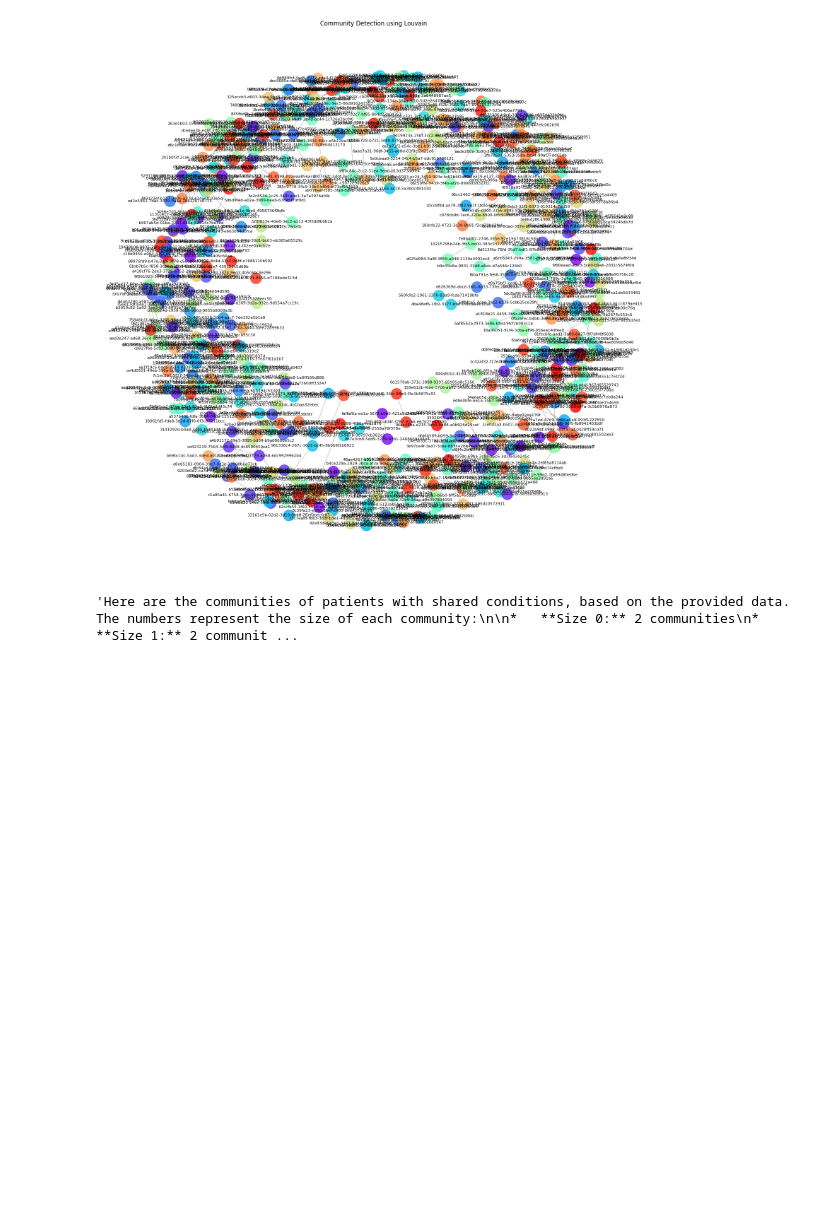
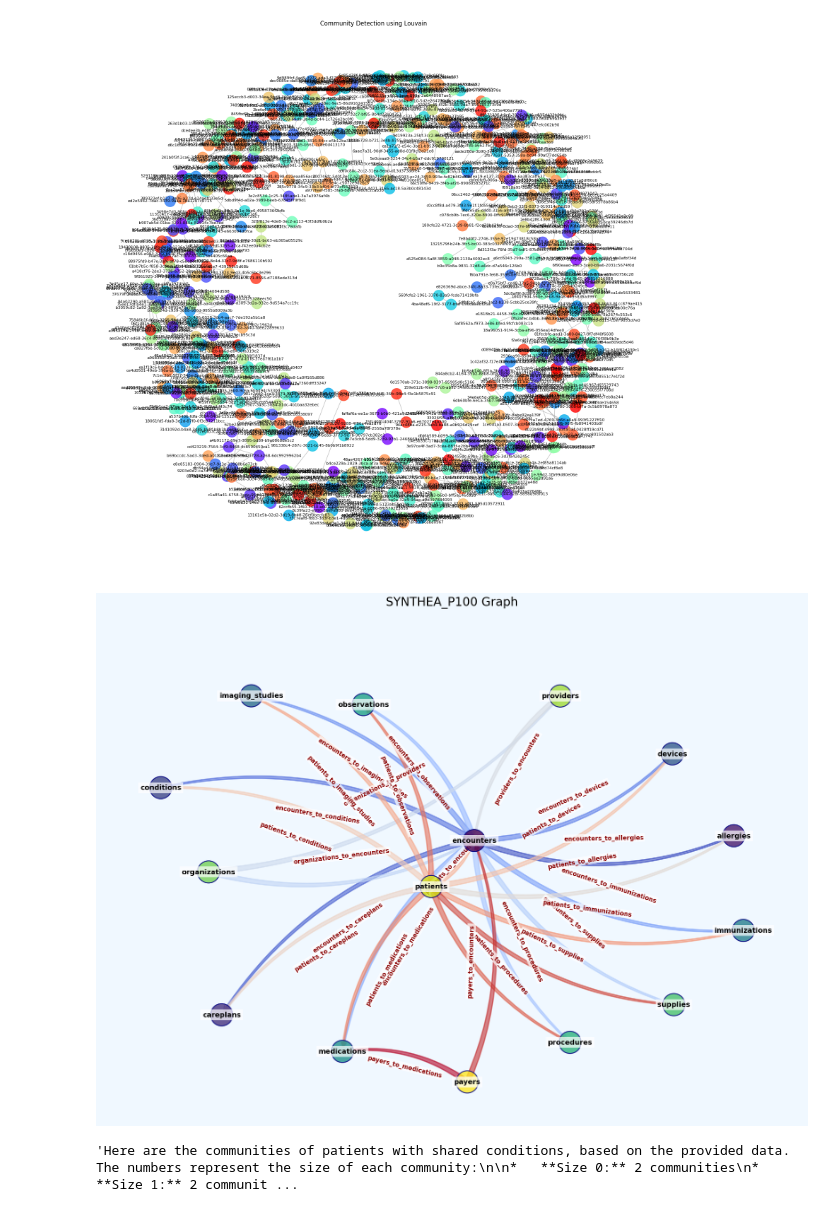
Before and after one commit to GurneeshBudhiraja/ArangoDB-Hackathon, a Jupyter notebook: louvian.ipynb, the cells around one changed output. Cells and saved outputs as stored; diff of their text form; code cells hidden in the pictures; blank space fills up the shorter version.

```diff
--- a/louvian.ipynb
+++ b/louvian.ipynb
@@ -345,6 +346,86 @@ def visualize_communities(G, partition):
 visualize_communities(G=graph, partition=partition)
 # %% [output]
 [figure]
+# %%
+# Extract graph schema and edge definitions from schema data
+graph_schema = schema_data["Graph Schema"][0]
+edge_definitions = graph_schema["edge_definitions"]
+
+
+# Create directed graph and add edges based on vertex collections
+G_schema = nx.DiGraph()
+for ed in edge_definitions:
+    edge_collection = ed["edge_collection"]
+    from_list = ed["from_vertex_collections"]
+    to_list = ed["to_vertex_collections"]
+    for f in from_list:
+        for t in to_list:
+            G_schema.add_edge(f, t, label=edge_collection)
+
+
+# Set the layout for the graph visualization
+pos = nx.spring_layout(G_schema, k=2, seed=42)
+
+
+# Create figure with light blue background
+plt.figure(figsize=(20, 15), facecolor='#f0f8ff')
+
+
+# Draw nodes with color gradient
+node_colors = plt.cm.viridis(np.linspace(0, 1, len(G_schema.nodes())))
+nx.draw_networkx_nodes(
+    G_schema, pos,
+    node_size=2000,
+    node_color=node_colors,
+    edgecolors='navy',
+    linewidths=2.0,
+    alpha=0.8
+)
+
+
+# Draw edges with color gradient and curved arrows
+edge_colors = plt.cm.coolwarm(np.linspace(0, 1, len(G_schema.edges())))
+nx.draw_networkx_edges(
+    G_schema, pos,
+    arrowstyle='fancy',
+    arrowsize=25,
+    edge_color=edge_colors,
+    width=2.5,
+    connectionstyle='arc3,rad=0.2',
+    alpha=0.6
+)
+
+
+# Add node labels with white background
+nx.draw_networkx_labels(
+    G_schema, pos,
+    font_size=14,
+    font_weight='bold',
+    bbox=dict(facecolor='white', edgecolor='none', alpha=0.7, pad=4)
+)
+
+
+# Add edge labels with white background
+edge_labels = nx.get_edge_attributes(G_schema, 'label')
+nx.draw_networkx_edge_labels(
+    G_schema, pos,
+    edge_labels=edge_labels,
+    font_color='darkred',
+    font_size=12,
+    font_weight='bold',
+    bbox=dict(facecolor='white', edgecolor='none', alpha=0.7, pad=2)
+)
+
+plt.title("SYNTHEA_P100 Graph", fontsize=24, pad=100)
+plt.axis("off")
+plt.tight_layout()
+
+
+plt.grid(True, linestyle='--', alpha=0.5)
+
+plt.show()
+# %% [output]
+[figure, added]
 # %%
 gemini_client.models.generate_content(
   model=GEMINI_FLASH_MODEL,
```
Also changed, not shown: parts of 2 cells of this notebook, 1 other file.
